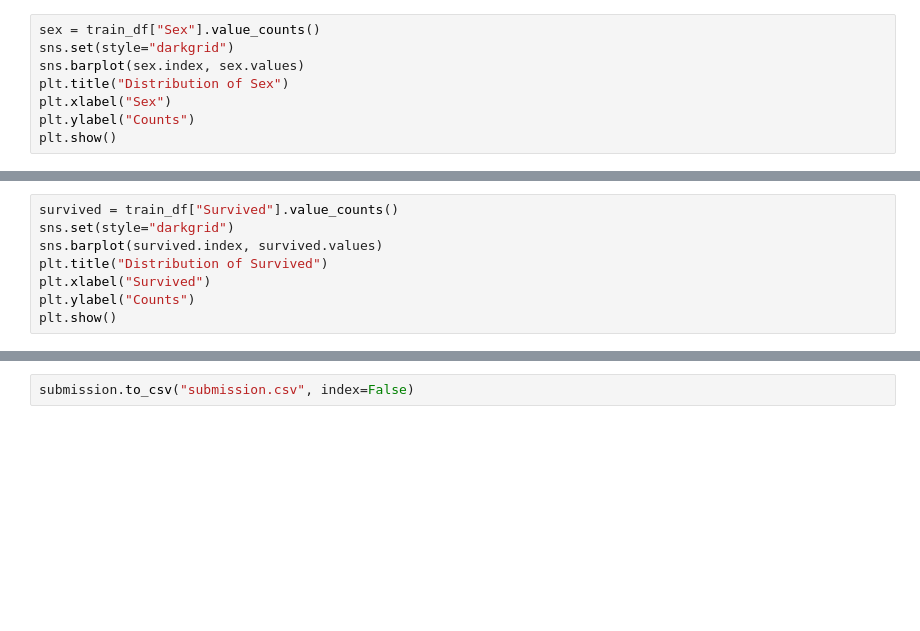
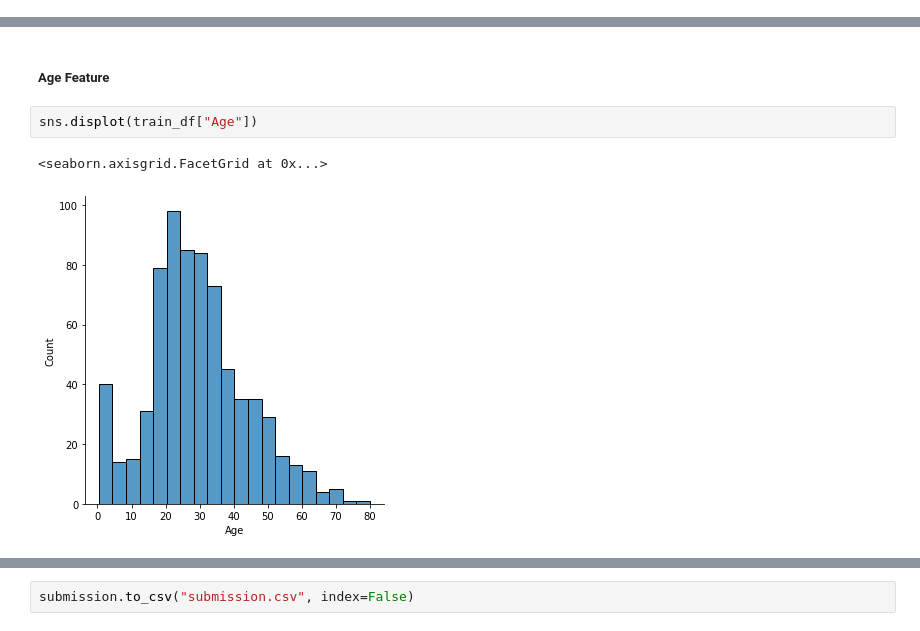
Before and after one commit to adhityaprimandhika/Titanic-Dataset-Analysis-and-Prediction, a Jupyter notebook: Titanic.ipynb, the cells around one changed output, grey strips where cells are left out. Cells and saved outputs as stored; diff of their text form; blank space fills up the shorter version.

```diff
--- a/Titanic.ipynb
+++ b/Titanic.ipynb
@@ -308,8 +274,0 @@ plt.show()
-# %%
-sex = train_df["Sex"].value_counts()
-sns.set(style="darkgrid")
-sns.barplot(sex.index, sex.values)
-plt.title("Distribution of Sex")
-plt.xlabel("Sex")
-plt.ylabel("Counts")
-plt.show()
@@ -318,8 +274,0 @@ plt.show()
-# %%
-survived = train_df["Survived"].value_counts()
-sns.set(style="darkgrid")
-sns.barplot(survived.index, survived.values)
-plt.title("Distribution of Survived")
-plt.xlabel("Survived")
-plt.ylabel("Counts")
-plt.show()
@@ -563,0 +289,7 @@ train_df.head()
+# %% [markdown]
+##### Age Feature
+# %%
+sns.displot(train_df["Age"])
+# %% [output]
+<seaborn.axisgrid.FacetGrid at 0x...>
+[figure, added]
```
Also changed, not shown: parts of 193 cells of this notebook, 1 other file.
